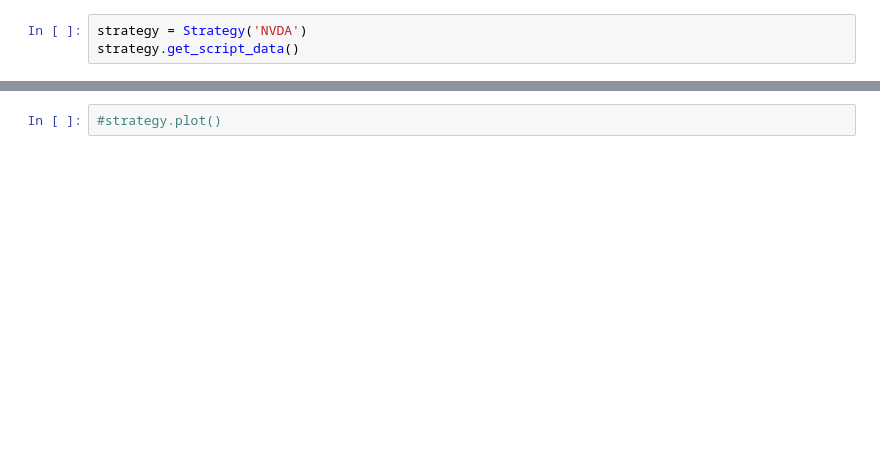
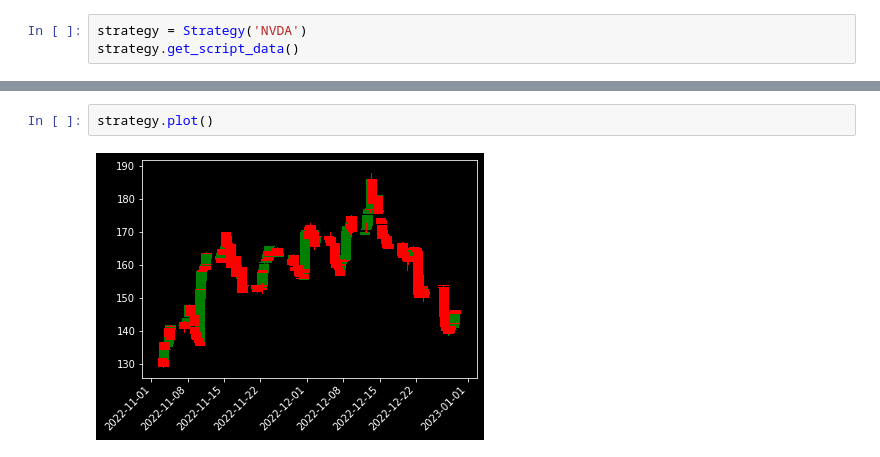
Before and after one commit to caped-baldys/stock-sell-buy-calls, a Jupyter notebook: trading_algo.ipynb, the cells around one changed output, grey strips where cells are left out. Cells and saved outputs as stored; diff of their text form; blank space fills up the shorter version.

```diff
--- a/trading_algo.ipynb
+++ b/trading_algo.ipynb
@@ -210,3 +236,5 @@ strategy.get_signals()
 149 rows × 2 columns
 # %%
-#strategy.plot()
+strategy.plot()
+# %% [output]
+[figure, added]
```
Also changed, not shown: parts of 7 cells of this notebook.
